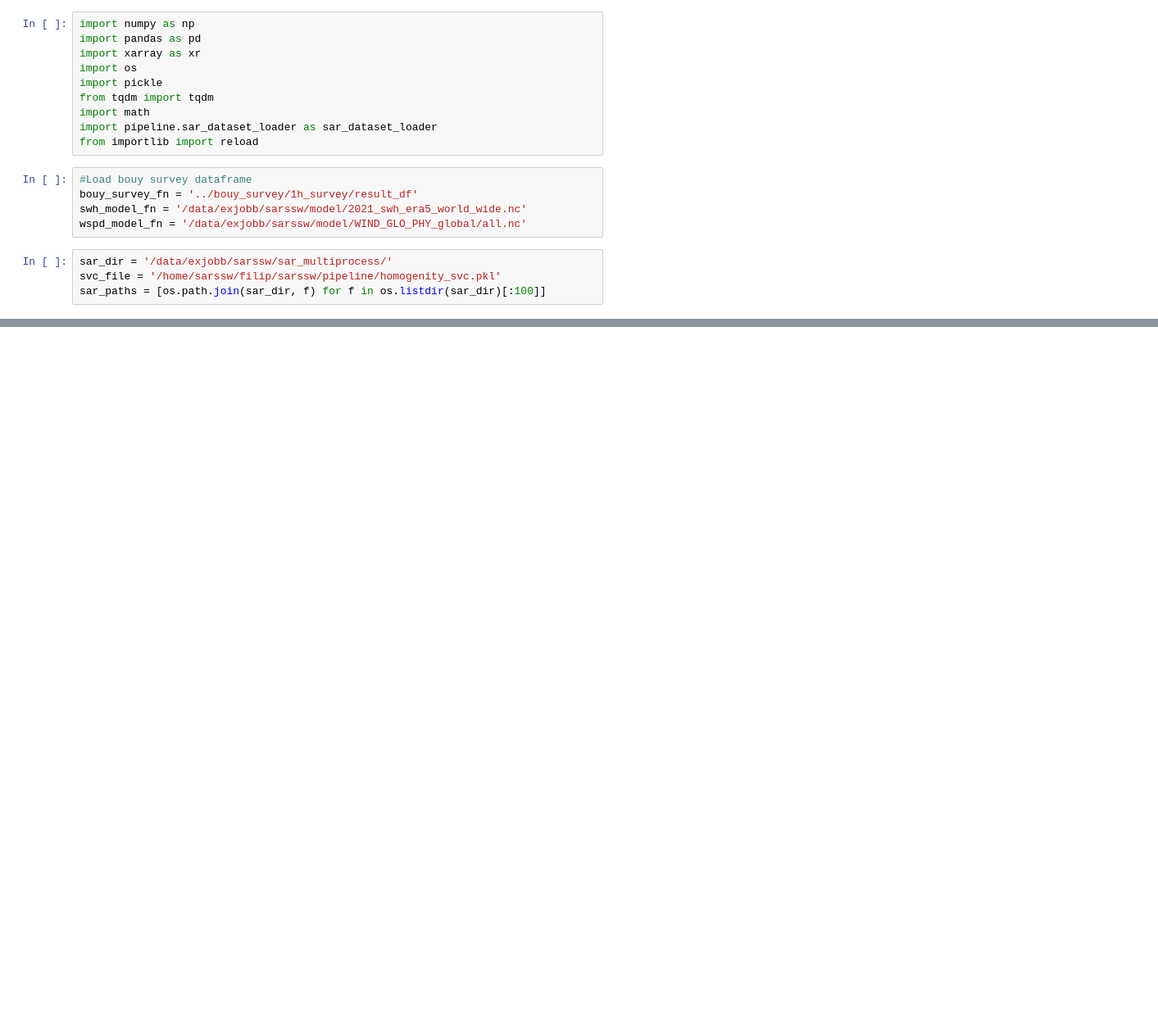
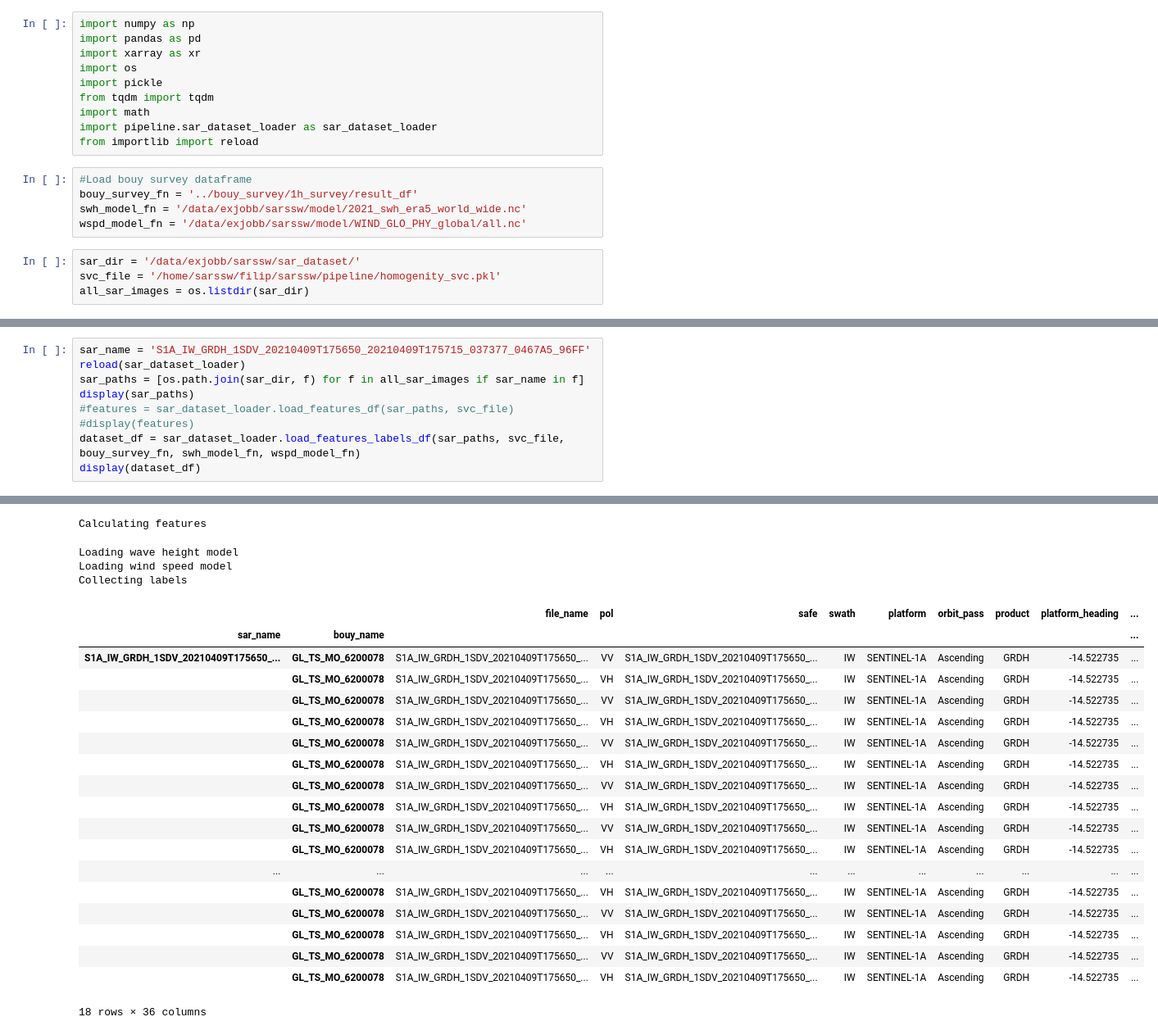
Before and after one commit to SEE-GEO/sarssw, a Jupyter notebook: pipeline/test_sar_dataset_loader.ipynb, the cells around one changed output, grey strips where cells are left out. Shown: that part at 82% size. Drawn from its saved outputs; the diff is of its cells as text; blank space fills up the shorter version.

Commit message:
Complete and test the last TODOs for sar_dataset_loader

```diff
--- a/pipeline/test_sar_dataset_loader.ipynb
+++ b/pipeline/test_sar_dataset_loader.ipynb
@@ -28,6 +25,6 @@ bouy_survey_fn = '../bouy_survey/1h_survey/result_df'
 swh_model_fn = '/data/exjobb/sarssw/model/2021_swh_era5_world_wide.nc'
 wspd_model_fn = '/data/exjobb/sarssw/model/WIND_GLO_PHY_global/all.nc'
 # %%
-sar_dir = '/data/exjobb/sarssw/sar_multiprocess/'
+sar_dir = '/data/exjobb/sarssw/sar_dataset/'
 svc_file = '/home/sarssw/filip/sarssw/pipeline/homogenity_svc.pkl'
-sar_paths = [os.path.join(sar_dir, f) for f in os.listdir(sar_dir)[:100]]
+all_sar_images = os.listdir(sar_dir)
@@ -54,0 +49,10 @@ Collecting labels
+# %%
+sar_name = 'S1A_IW_GRDH_1SDV_20210409T175650_20210409T175715_037377_0467A5_96FF'
+reload(sar_dataset_loader)
+sar_paths = [os.path.join(sar_dir, f) for f in all_sar_images if sar_name in f]
+display(sar_paths)
+#features = sar_dataset_loader.load_features_df(sar_paths, svc_file)
+#display(features)
+dataset_df = sar_dataset_loader.load_features_labels_df(sar_paths, svc_file, bouy_survey_fn, swh_model_fn, wspd_model_fn)
+display(dataset_df)
+# %% [output]
@@ -54,0 +68,23 @@ Collecting labels
+Calculating features
+Loading wave height model
+Loading wind speed model
+Collecting labels
+|  |  | file_name | pol | safe | swath | platform | orbit_pass | product | platform_heading | ... |
+| sar_name | bouy_name |  |  |  |  |  |  |  |  | ... |
+| S1A_IW_GRDH_1SDV_20210409T175650_... | GL_TS_MO_6200078 | S1A_IW_GRDH_1SDV_20210409T175650_... | VV | S1A_IW_GRDH_1SDV_20210409T175650_... | IW | SENTINEL-1A | Ascending | GRDH | -14.522735 | ... |
+|  | GL_TS_MO_6200078 | S1A_IW_GRDH_1SDV_20210409T175650_... | VH | S1A_IW_GRDH_1SDV_20210409T175650_... | IW | SENTINEL-1A | Ascending | GRDH | -14.522735 | ... |
+|  | GL_TS_MO_6200078 | S1A_IW_GRDH_1SDV_20210409T175650_... | VV | S1A_IW_GRDH_1SDV_20210409T175650_... | IW | SENTINEL-1A | Ascending | GRDH | -14.522735 | ... |
+|  | GL_TS_MO_6200078 | S1A_IW_GRDH_1SDV_20210409T175650_... | VH | S1A_IW_GRDH_1SDV_20210409T175650_... | IW | SENTINEL-1A | Ascending | GRDH | -14.522735 | ... |
+|  | GL_TS_MO_6200078 | S1A_IW_GRDH_1SDV_20210409T175650_... | VV | S1A_IW_GRDH_1SDV_20210409T175650_... | IW | SENTINEL-1A | Ascending | GRDH | -14.522735 | ... |
+|  | GL_TS_MO_6200078 | S1A_IW_GRDH_1SDV_20210409T175650_... | VH | S1A_IW_GRDH_1SDV_20210409T175650_... | IW | SENTINEL-1A | Ascending | GRDH | -14.522735 | ... |
+|  | GL_TS_MO_6200078 | S1A_IW_GRDH_1SDV_20210409T175650_... | VV | S1A_IW_GRDH_1SDV_20210409T175650_... | IW | SENTINEL-1A | Ascending | GRDH | -14.522735 | ... |
+|  | GL_TS_MO_6200078 | S1A_IW_GRDH_1SDV_20210409T175650_... | VH | S1A_IW_GRDH_1SDV_20210409T175650_... | IW | SENTINEL-1A | Ascending | GRDH | -14.522735 | ... |
+|  | GL_TS_MO_6200078 | S1A_IW_GRDH_1SDV_20210409T175650_... | VV | S1A_IW_GRDH_1SDV_20210409T175650_... | IW | SENTINEL-1A | Ascending | GRDH | -14.522735 | ... |
+|  | GL_TS_MO_6200078 | S1A_IW_GRDH_1SDV_20210409T175650_... | VH | S1A_IW_GRDH_1SDV_20210409T175650_... | IW | SENTINEL-1A | Ascending | GRDH | -14.522735 | ... |
+| ... | ... | ... | ... | ... | ... | ... | ... | ... | ... | ... |
+|  | GL_TS_MO_6200078 | S1A_IW_GRDH_1SDV_20210409T175650_... | VH | S1A_IW_GRDH_1SDV_20210409T175650_... | IW | SENTINEL-1A | Ascending | GRDH | -14.522735 | ... |
+|  | GL_TS_MO_6200078 | S1A_IW_GRDH_1SDV_20210409T175650_... | VV | S1A_IW_GRDH_1SDV_20210409T175650_... | IW | SENTINEL-1A | Ascending | GRDH | -14.522735 | ... |
+|  | GL_TS_MO_6200078 | S1A_IW_GRDH_1SDV_20210409T175650_... | VH | S1A_IW_GRDH_1SDV_20210409T175650_... | IW | SENTINEL-1A | Ascending | GRDH | -14.522735 | ... |
+|  | GL_TS_MO_6200078 | S1A_IW_GRDH_1SDV_20210409T175650_... | VV | S1A_IW_GRDH_1SDV_20210409T175650_... | IW | SENTINEL-1A | Ascending | GRDH | -14.522735 | ... |
+|  | GL_TS_MO_6200078 | S1A_IW_GRDH_1SDV_20210409T175650_... | VH | S1A_IW_GRDH_1SDV_20210409T175650_... | IW | SENTINEL-1A | Ascending | GRDH | -14.522735 | ... |
+18 rows × 36 columns
```
Also changed, not shown: parts of 10 cells of this notebook, 1 other file.
